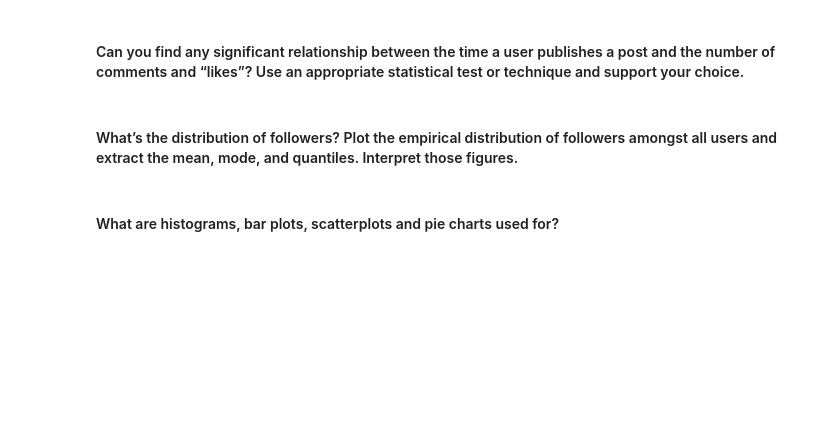
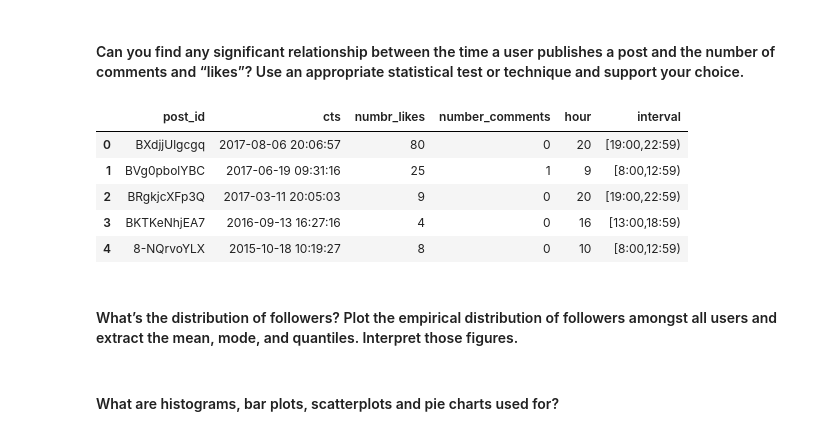
Before and after one commit to Prot10/ADM_HW_2, a Jupyter notebook: general.ipynb, the cells around one changed output. Cells and saved outputs as stored; diff of their text form; code cells hidden in the pictures; blank space fills up the shorter version.

```diff
--- a/general.ipynb
+++ b/general.ipynb
@@ -1300,7 +1366,15 @@ plt.show()
 ####  Can you find any significant relationship between the time a user publishes a post and the number of comments and “likes”? Use an appropriate statistical test or technique and support your choice.
 # %%
 sub8_posts['hour'] = sub8_posts['cts'].map(lambda x: x.hour).astype('Int8')
+sub8_posts['interval'] = sub8_posts['hour'].apply(lambda h: inter(h, [8,13,19,23]))
 sub8_posts.head()
+# %% [output]
+|  | post_id | cts | numbr_likes | number_comments | hour | interval |
+| 0 | BXdjjUlgcgq | 2017-08-06 20:06:57 | 80 | 0 | 20 | [19:00,22:59) |
+| 1 | BVg0pbolYBC | 2017-06-19 09:31:16 | 25 | 1 | 9 | [8:00,12:59) |
+| 2 | BRgkjcXFp3Q | 2017-03-11 20:05:03 | 9 | 0 | 20 | [19:00,22:59) |
+| 3 | BKTKeNhjEA7 | 2016-09-13 16:27:16 | 4 | 0 | 16 | [13:00,18:59) |
+| 4 | 8-NQrvoYLX | 2015-10-18 10:19:27 | 8 | 0 | 10 | [8:00,12:59) |
 # %%
 test_likes = pearsonr(sub8_posts['hour'], sub8_posts['numbr_likes'])
 test_comments = pearsonr(sub8_posts['hour'], sub8_posts['number_comments'])
```
Also changed, not shown: parts of 24 cells of this notebook.
